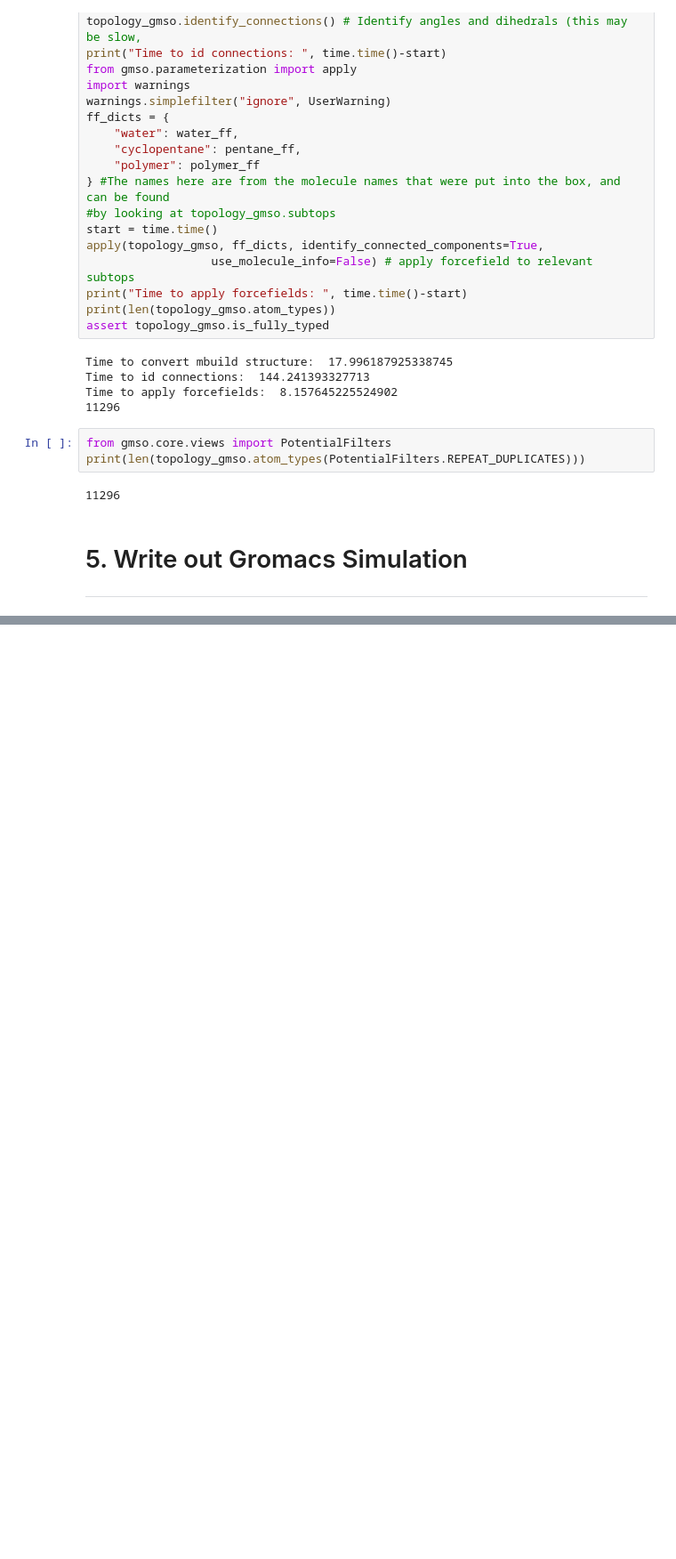
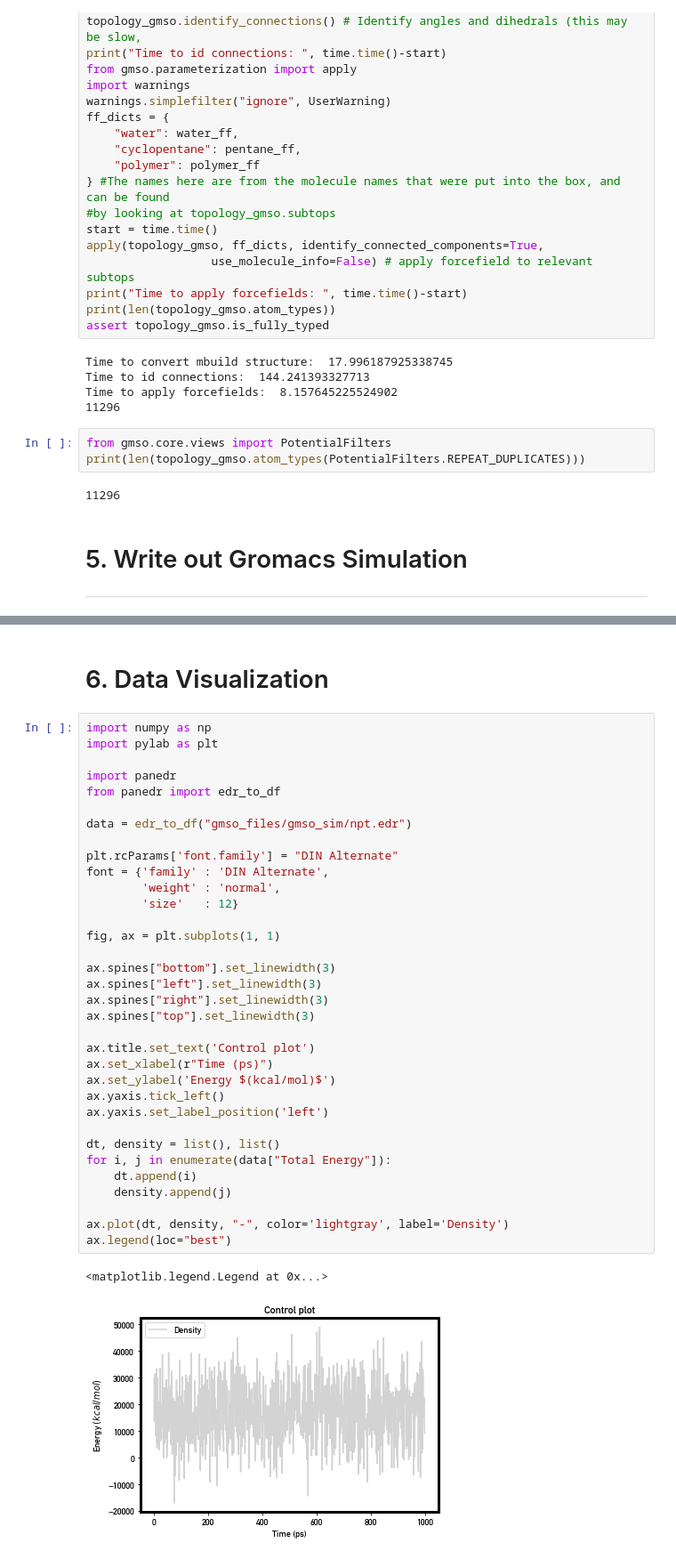
Before and after one commit to mosdef-hub/MoSDeF-workshop, a Jupyter notebook: tutorials/ExampleGMSOWorkflow.ipynb, the cells around one changed output, grey strips where cells are left out. Shown at 89% size. Cells and saved outputs as stored; diff of their text form; blank space fills up the shorter version.

Commit message:
Finished master simulation files for GMSO example and show initial data analysis

```diff
--- a/tutorials/ExampleGMSOWorkflow.ipynb
+++ b/tutorials/ExampleGMSOWorkflow.ipynb
@@ -416,0 +380,39 @@ ax.legend(loc="best")
+# %% [markdown]
+# 6. Data Visualization
+# %%
+import numpy as np
+import pylab as plt
+
+import panedr
+from panedr import edr_to_df
+
+data = edr_to_df("gmso_files/gmso_sim/npt.edr")
+
+plt.rcParams['font.family'] = "DIN Alternate"
+font = {'family' : 'DIN Alternate',
+        'weight' : 'normal',
+        'size'   : 12}
+
+fig, ax = plt.subplots(1, 1)
+
+ax.spines["bottom"].set_linewidth(3)
+ax.spines["left"].set_linewidth(3)
+ax.spines["right"].set_linewidth(3)
+ax.spines["top"].set_linewidth(3)
+
+ax.title.set_text('Control plot')
+ax.set_xlabel(r"Time (ps)")
+ax.set_ylabel('Energy $(kcal/mol)$')
+ax.yaxis.tick_left()
+ax.yaxis.set_label_position('left')
+
+dt, density = list(), list()
+for i, j in enumerate(data["Total Energy"]):
+    dt.append(i)
+    density.append(j)
+
+ax.plot(dt, density, "-", color='lightgray', label='Density')
+ax.legend(loc="best")
+# %% [output]
+<matplotlib.legend.Legend at 0x...>
+[figure, added]
```
Also changed, not shown: parts of 19 cells of this notebook, 4 other files.
